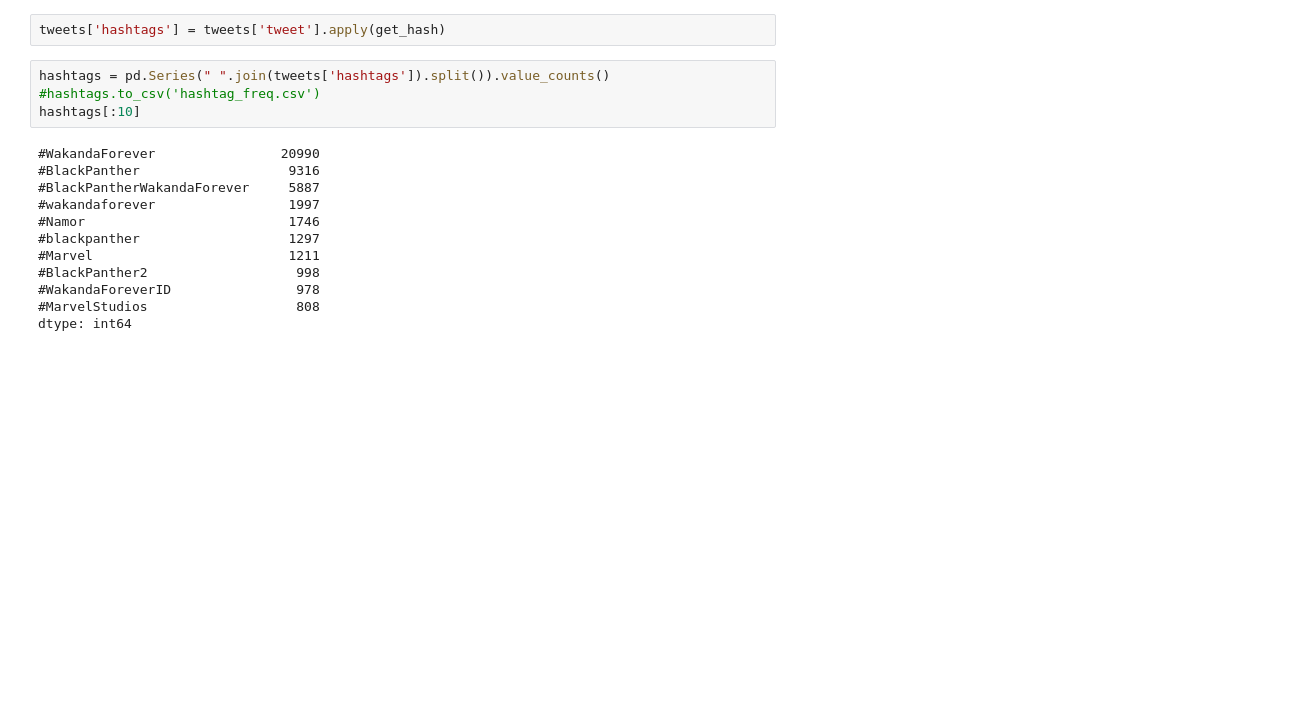
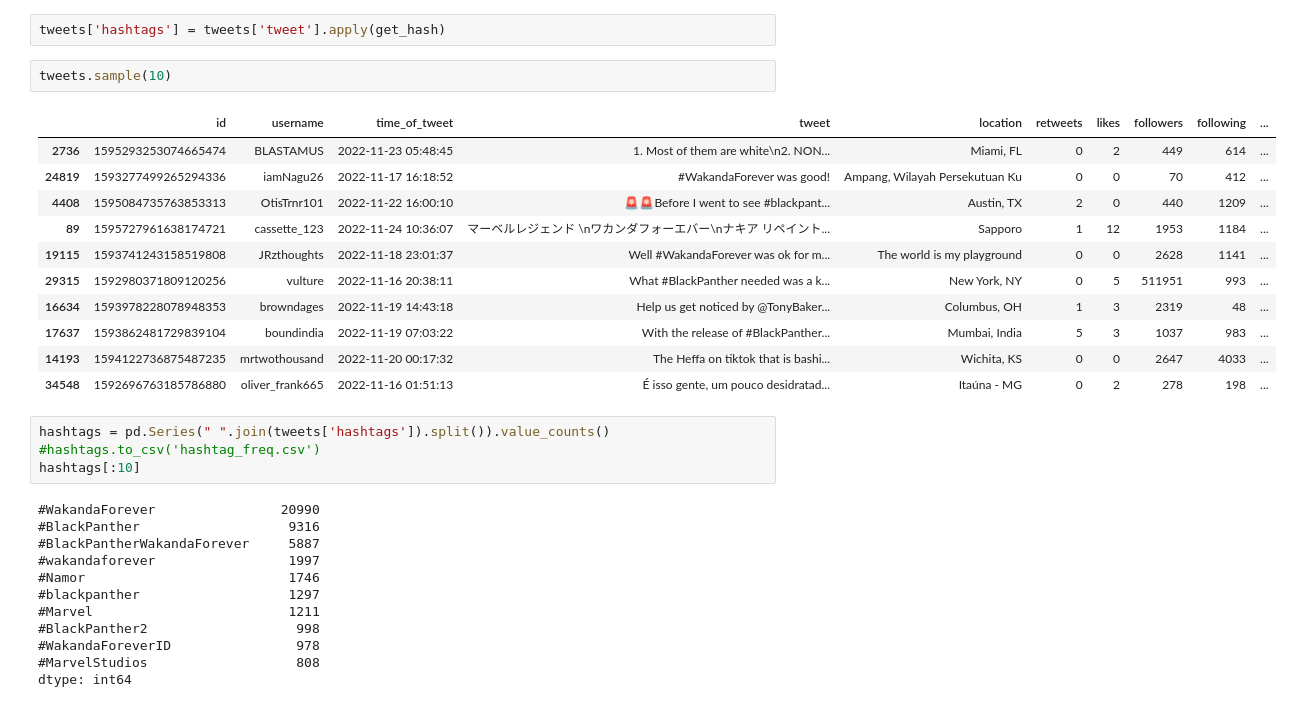
Before and after one commit to joshuaati/black_panther_tweet_analysis, a Jupyter notebook: app.ipynb, the cells around one changed output. Cells and saved outputs as stored; diff of their text form; blank space fills up the shorter version.

```diff
--- a/app.ipynb
+++ b/app.ipynb
@@ -90,6 +97,20 @@ def get_hash(tweet):
     return " ".join(tweet)
 # %%
 tweets['hashtags'] = tweets['tweet'].apply(get_hash)
+# %%
+tweets.sample(10)
+# %% [output]
+|  | id | username | time_of_tweet | tweet | location | retweets | likes | followers | following | ... |
+| 2736 | 1595293253074665474 | BLASTAMUS | 2022-11-23 05:48:45 | 1. Most of them are white\n2. NON... | Miami, FL | 0 | 2 | 449 | 614 | ... |
+| 24819 | 1593277499265294336 | iamNagu26 | 2022-11-17 16:18:52 | #WakandaForever was good! | Ampang, Wilayah Persekutuan Ku | 0 | 0 | 70 | 412 | ... |
+| 4408 | 1595084735763853313 | OtisTrnr101 | 2022-11-22 16:00:10 | 🚨🚨Before I went to see #blackpant... | Austin, TX | 2 | 0 | 440 | 1209 | ... |
+| 89 | 1595727961638174721 | cassette_123 | 2022-11-24 10:36:07 | マーベルレジェンド \nワカンダフォーエバー\nナキア リペイント... | Sapporo | 1 | 12 | 1953 | 1184 | ... |
+| 19115 | 1593741243158519808 | JRzthoughts | 2022-11-18 23:01:37 | Well #WakandaForever was ok for m... | The world is my playground | 0 | 0 | 2628 | 1141 | ... |
+| 29315 | 1592980371809120256 | vulture | 2022-11-16 20:38:11 | What #BlackPanther needed was a k... | New York, NY | 0 | 5 | 511951 | 993 | ... |
+| 16634 | 1593978228078948353 | browndages | 2022-11-19 14:43:18 | Help us get noticed by @TonyBaker... | Columbus, OH | 1 | 3 | 2319 | 48 | ... |
+| 17637 | 1593862481729839104 | boundindia | 2022-11-19 07:03:22 | With the release of #BlackPanther... | Mumbai, India | 5 | 3 | 1037 | 983 | ... |
+| 14193 | 1594122736875487235 | mrtwothousand | 2022-11-20 00:17:32 | The Heffa on tiktok that is bashi... | Wichita, KS | 0 | 0 | 2647 | 4033 | ... |
+| 34548 | 1592696763185786880 | oliver_frank665 | 2022-11-16 01:51:13 | É isso gente, um pouco desidratad... | Itaúna - MG | 0 | 2 | 278 | 198 | ... |
 # %%
 hashtags = pd.Series(" ".join(tweets['hashtags']).split()).value_counts()
 #hashtags.to_csv('hashtag_freq.csv')
```
Also changed, not shown: parts of 8 cells of this notebook, 1 other file.
